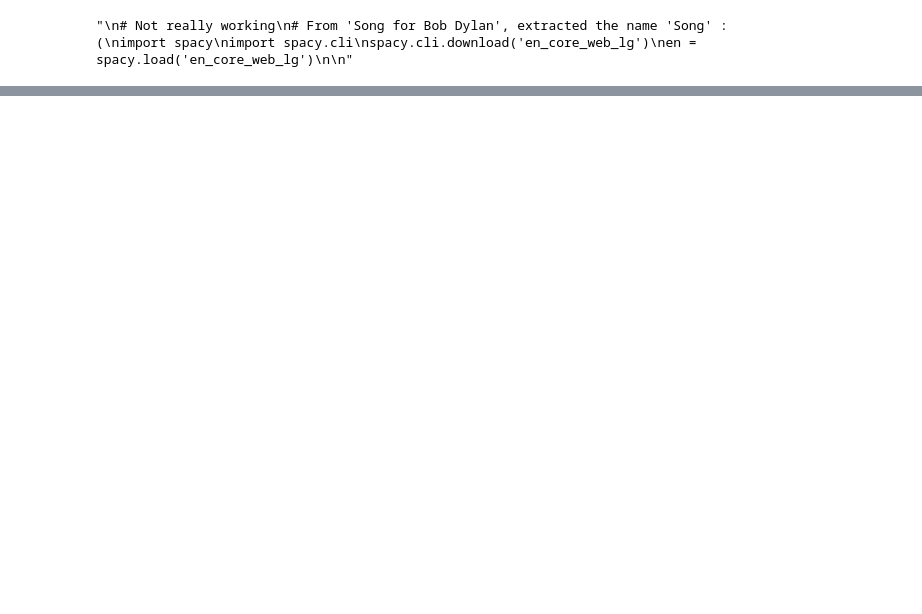
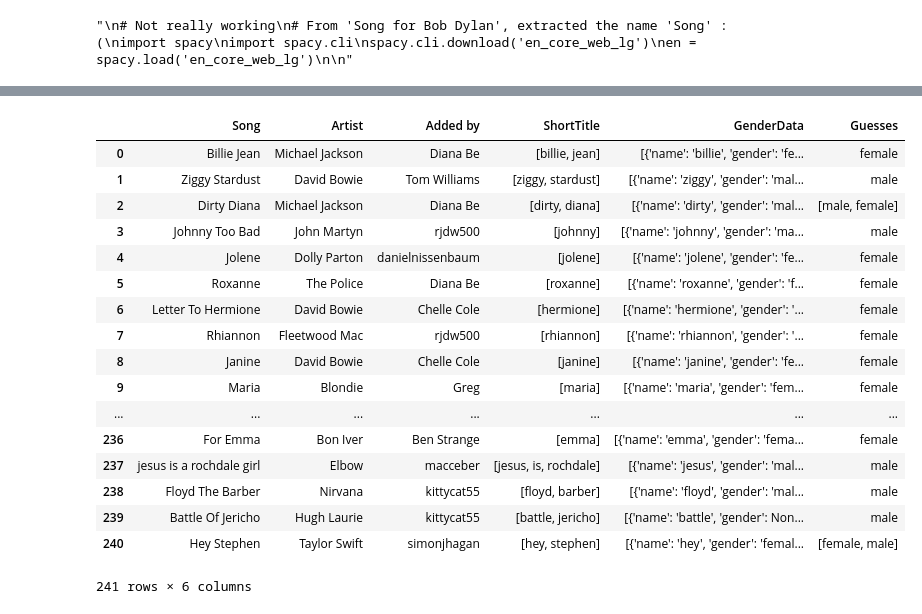
Before and after one commit to MrAlecJohnson/playlister, a Jupyter notebook: playlister.ipynb, the cells around one changed output, grey strips where cells are left out. Saved outputs shown, nothing was run; the diff lists cells and outputs as text; code cells hidden in the pictures; blank space fills up the shorter version.

Commit message:
Going pretty well - mostly working on song titles

```diff
--- a/playlister.ipynb
+++ b/playlister.ipynb
@@ -74,5 +48,0 @@ df.head()
-# %%
-def gender(song, artist):
-    return (Genderize().get(song.split()))
-
-print(gender('Johnny Too Bad', 'John Martyn'))
@@ -130,0 +74,10 @@ set(df['Artist'])
+# %%
+# Function to try to assign a gender to each word in each shortened song title
+def gender(song):
+    response = Genderize().get(song['ShortTitle'])
+    return response
+    #return [(word['gender'], word['probability']) for word in response]
+
+df['GenderData'] = df.apply(gender, axis = 1)
+
+df
@@ -130,0 +103,34 @@ set(df['Artist'])
+# %%
+# Make this part of main genderising function once happy with it
+def tidy(song):
+    words = [[word['gender'], word['probability']] for word in song['GenderData'] if word['gender']]
+    guesses = [word[0] for word in words if word[1] > 0.7]
+    if len(set(guesses)) == 1:
+        return guesses[0]
+    elif not guesses:
+        return ''
+    else:
+        return guesses
+
+df['Guesses'] = df.apply(tidy, axis = 1)
+
+df
+# %% [output]
+|  | Song | Artist | Added by | ShortTitle | GenderData | Guesses |
+| 0 | Billie Jean | Michael Jackson | Diana Be | [billie, jean] | [{'name': 'billie', 'gender': 'fe... | female |
+| 1 | Ziggy Stardust | David Bowie | Tom Williams | [ziggy, stardust] | [{'name': 'ziggy', 'gender': 'mal... | male |
+| 2 | Dirty Diana | Michael Jackson | Diana Be | [dirty, diana] | [{'name': 'dirty', 'gender': 'mal... | [male, female] |
+| 3 | Johnny Too Bad | John Martyn | rjdw500 | [johnny] | [{'name': 'johnny', 'gender': 'ma... | male |
+| 4 | Jolene | Dolly Parton | danielnissenbaum | [jolene] | [{'name': 'jolene', 'gender': 'fe... | female |
+| 5 | Roxanne | The Police | Diana Be | [roxanne] | [{'name': 'roxanne', 'gender': 'f... | female |
+| 6 | Letter To Hermione | David Bowie | Chelle Cole | [hermione] | [{'name': 'hermione', 'gender': '... | female |
+| 7 | Rhiannon | Fleetwood Mac | rjdw500 | [rhiannon] | [{'name': 'rhiannon', 'gender': '... | female |
+| 8 | Janine | David Bowie | Chelle Cole | [janine] | [{'name': 'janine', 'gender': 'fe... | female |
+| 9 | Maria | Blondie | Greg | [maria] | [{'name': 'maria', 'gender': 'fem... | female |
+| ... | ... | ... | ... | ... | ... | ... |
+| 236 | For Emma | Bon Iver | Ben Strange | [emma] | [{'name': 'emma', 'gender': 'fema... | female |
+| 237 | jesus is a rochdale girl | Elbow | macceber | [jesus, is, rochdale] | [{'name': 'jesus', 'gender': 'mal... | male |
+| 238 | Floyd The Barber | Nirvana | kittycat55 | [floyd, barber] | [{'name': 'floyd', 'gender': 'mal... | male |
+| 239 | Battle Of Jericho | Hugh Laurie | kittycat55 | [battle, jericho] | [{'name': 'battle', 'gender': Non... | male |
+| 240 | Hey Stephen | Taylor Swift | simonjhagan | [hey, stephen] | [{'name': 'hey', 'gender': 'femal... | [female, male] |
+241 rows × 6 columns
```
Also changed, not shown: parts of 10 cells of this notebook.
